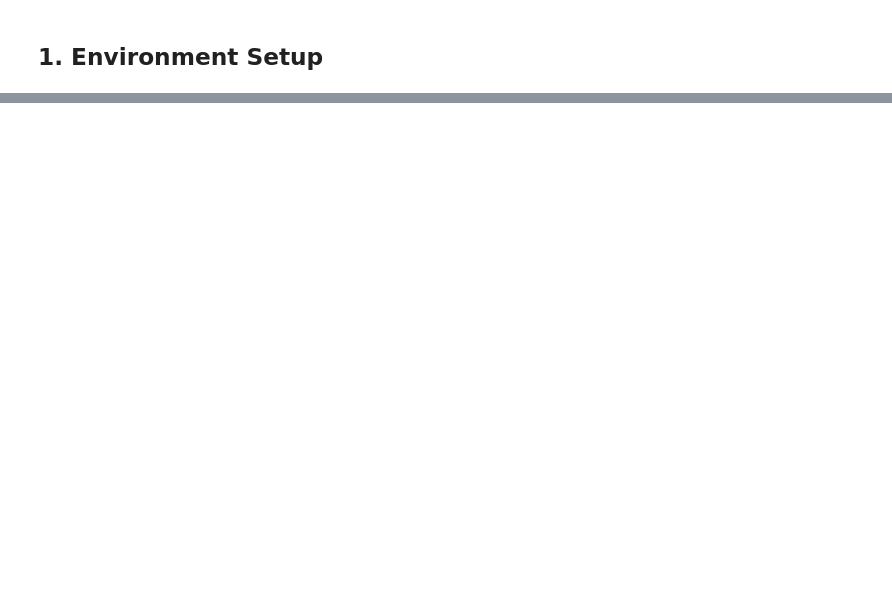
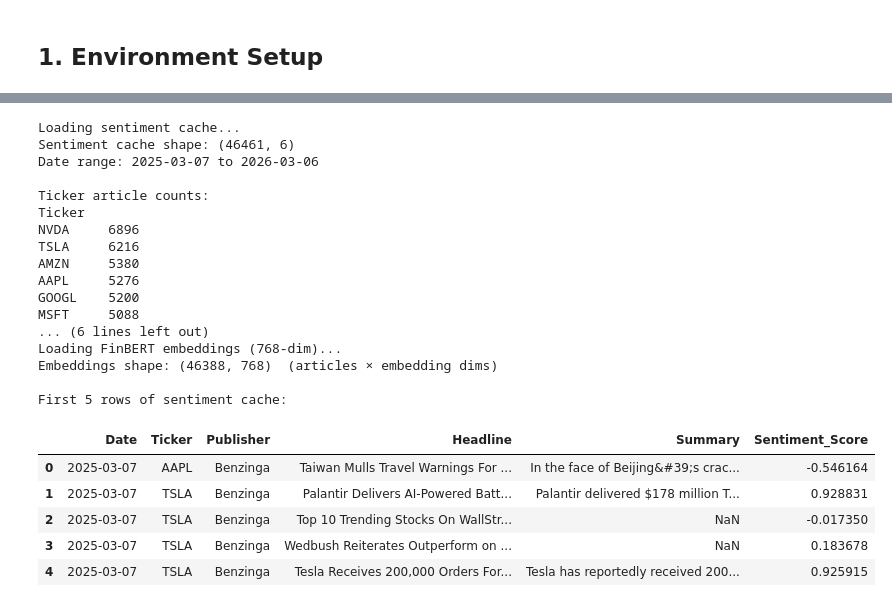
Before and after one commit to jackyluo-learning/StockMind, a Jupyter notebook: StockMind_Final_Submission.ipynb, the cells around one changed output, grey strips where cells are left out. Cells and saved outputs as stored; diff of their text form; code cells hidden in the pictures; blank space fills up the shorter version.

```diff
--- a/StockMind_Final_Submission.ipynb
+++ b/StockMind_Final_Submission.ipynb
@@ -23,0 +95,40 @@ We compare the performance across different POC versions (v10-v13).
+# %%
+# ── Load sentiment cache and FinBERT embeddings ──
+print('Loading sentiment cache...')
+cache_df = pd.read_csv(CACHE_PATH)
+cache_df['Date'] = pd.to_datetime(cache_df['Date'])
+
+print(f'Sentiment cache shape: {cache_df.shape}')
+print(f'Date range: {cache_df["Date"].min().date()} to {cache_df["Date"].max().date()}')
+print(f'\nTicker article counts:')
+print(cache_df['Ticker'].value_counts())
+
+print('\nLoading FinBERT embeddings (768-dim)...')
+embeddings = np.load(EMBED_CACHE_PATH)
+print(f'Embeddings shape: {embeddings.shape}  (articles × embedding dims)')
+print(f'\nFirst 5 rows of sentiment cache:')
+display(cache_df.head())
+# %% [output]
+Loading sentiment cache...
+Sentiment cache shape: (46461, 6)
+Date range: 2025-03-07 to 2026-03-06
+
+Ticker article counts:
+Ticker
+NVDA     6896
+TSLA     6216
+AMZN     5380
+AAPL     5276
+GOOGL    5200
+MSFT     5088
+... (6 lines left out)
+Loading FinBERT embeddings (768-dim)...
+Embeddings shape: (46388, 768)  (articles × embedding dims)
+
+First 5 rows of sentiment cache:
+|  | Date | Ticker | Publisher | Headline | Summary | Sentiment_Score |
+| 0 | 2025-03-07 | AAPL | Benzinga | Taiwan Mulls Travel Warnings For ... | In the face of Beijing&#39;s crac... | -0.546164 |
+| 1 | 2025-03-07 | TSLA | Benzinga | Palantir Delivers AI-Powered Batt... | Palantir delivered $178 million T... | 0.928831 |
+| 2 | 2025-03-07 | TSLA | Benzinga | Top 10 Trending Stocks On WallStr... | NaN | -0.017350 |
+| 3 | 2025-03-07 | TSLA | Benzinga | Wedbush Reiterates Outperform on ... | NaN | 0.183678 |
+| 4 | 2025-03-07 | TSLA | Benzinga | Tesla Receives 200,000 Orders For... | Tesla has reportedly received 200... | 0.925915 |
```
Also changed, not shown: parts of 37 cells of this notebook, 1 other file.
